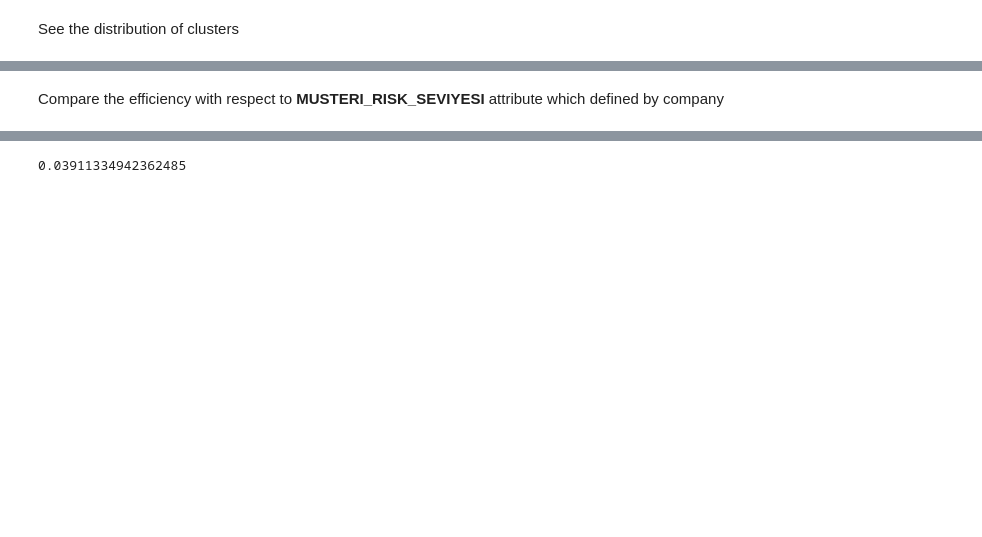
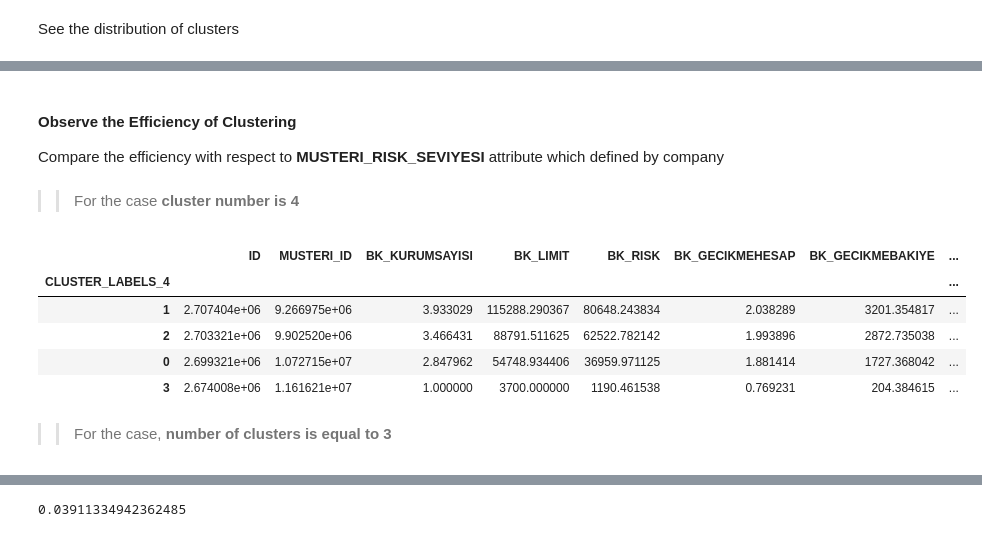
Before and after one commit to EmirhanServeren/factoring-customer-segmentation, a Jupyter notebook: segmentation.ipynb, the cells around one changed output, grey strips where cells are left out. Cells and saved outputs as stored; diff of their text form; code cells hidden in the pictures; blank space fills up the shorter version.

```diff
--- a/segmentation.ipynb
+++ b/segmentation.ipynb
@@ -321,0 +305,5 @@ Name: CLUSTER_LABELS_3, dtype: int64
+# %%
+# append cluster labels from g_company_type to the original DataFrame named g_company_type_df
+# merge them using common ID named MUSTERI_ID
+g_company_type_df = pd.merge(g_company_type_df, g_company_type[['CLUSTER_LABELS_4']], on='MUSTERI_ID')
+g_company_type_df.head(10)
@@ -339,4 +335,19 @@ g_company_type_df.head(10)
 # %% [markdown]
+#### Observe the Efficiency of Clustering
+
 Compare the efficiency with respect to **MUSTERI_RISK_SEVIYESI** attribute which defined by company
+# %% [markdown]
+>> For the case **cluster number is 4**
+# %%
+g_company_type_df.groupby('CLUSTER_LABELS_4').mean().sort_values('MUSTERI_RISK_SEVIYESI', ascending=False)
+# %% [output]
+|  | ID | MUSTERI_ID | BK_KURUMSAYISI | BK_LIMIT | BK_RISK | BK_GECIKMEHESAP | BK_GECIKMEBAKIYE | ... |
+| CLUSTER_LABELS_4 |  |  |  |  |  |  |  | ... |
+| 1 | 2.707404e+06 | 9.266975e+06 | 3.933029 | 115288.290367 | 80648.243834 | 2.038289 | 3201.354817 | ... |
+| 2 | 2.703321e+06 | 9.902520e+06 | 3.466431 | 88791.511625 | 62522.782142 | 1.993896 | 2872.735038 | ... |
+| 0 | 2.699321e+06 | 1.072715e+07 | 2.847962 | 54748.934406 | 36959.971125 | 1.881414 | 1727.368042 | ... |
+| 3 | 2.674008e+06 | 1.161621e+07 | 1.000000 | 3700.000000 | 1190.461538 | 0.769231 | 204.384615 | ... |
+# %% [markdown]
+>> For the case, **number of clusters is equal to 3**
 # %%
 g_company_type_df.groupby('CLUSTER_LABELS_3').mean().sort_values('MUSTERI_RISK_SEVIYESI', ascending=False)
```
Also changed, not shown: parts of 41 cells of this notebook.
